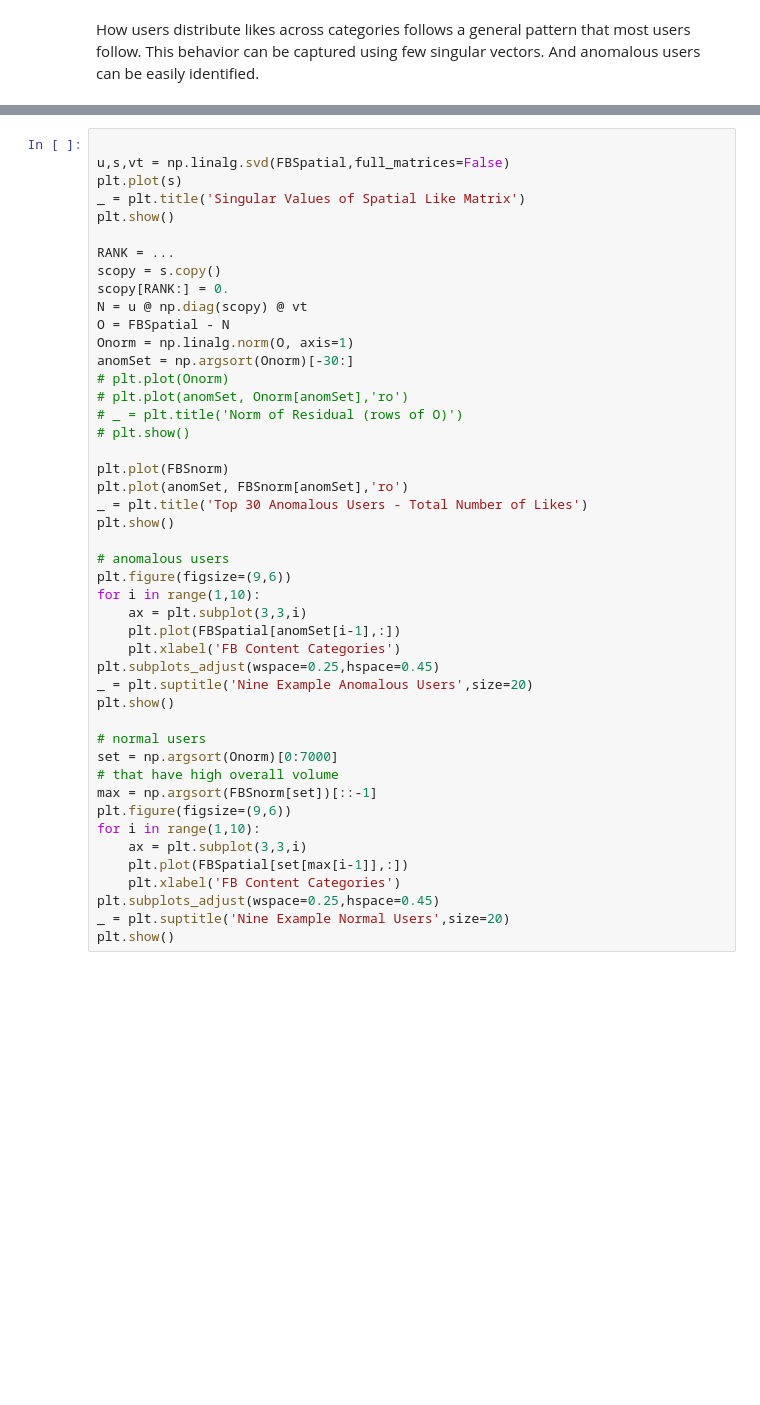
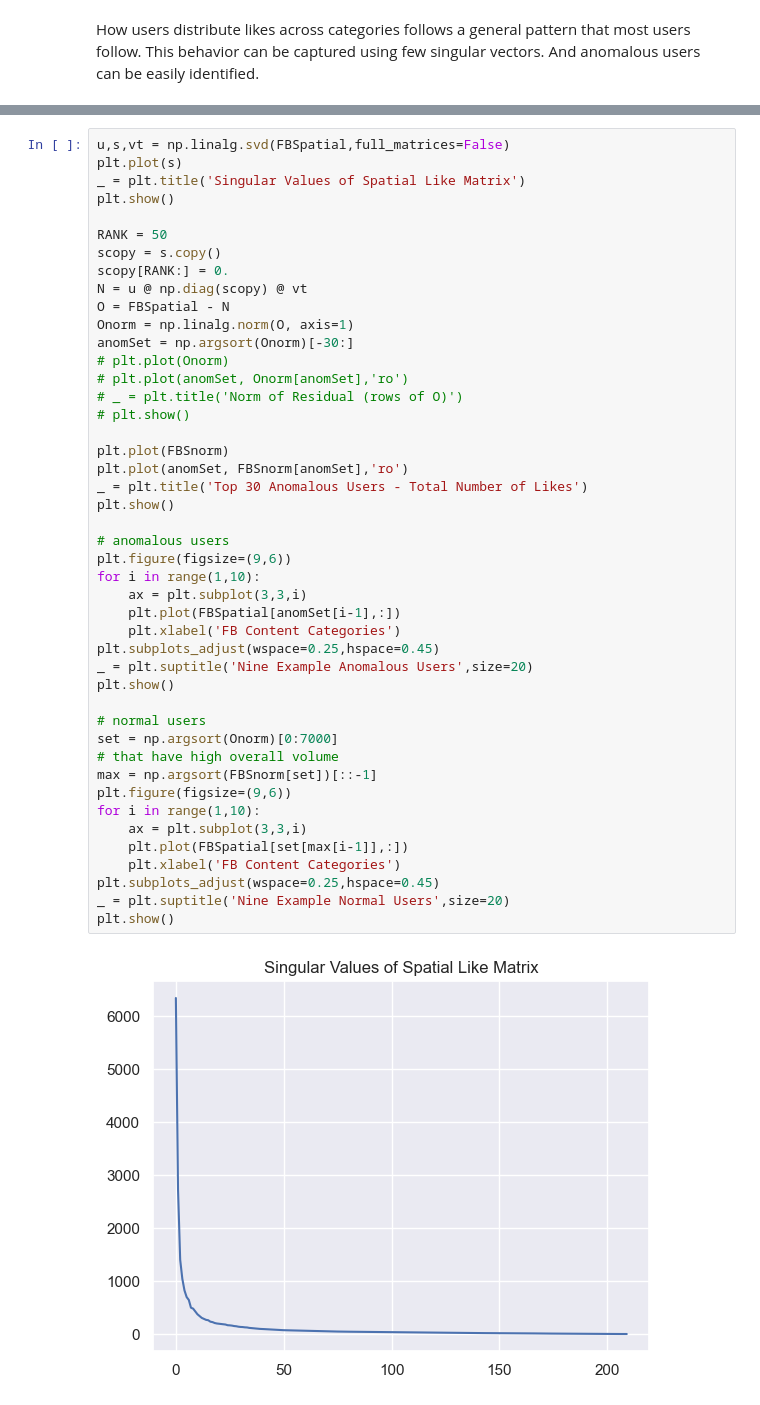
Before and after one commit to ivannadels/CS506_Worksheets, a Jupyter notebook: worksheet_10/worksheet_10.ipynb, the cells around one changed output, grey strips where cells are left out. Saved outputs shown, nothing was run; the diff lists cells and outputs as text; blank space fills up the shorter version.

```diff
--- a/worksheet_10/worksheet_10.ipynb
+++ b/worksheet_10/worksheet_10.ipynb
@@ -262,11 +278,10 @@ How users distribute likes across categories follows a general pattern that most
 # %%
-
 u,s,vt = np.linalg.svd(FBSpatial,full_matrices=False)
 plt.plot(s)
 _ = plt.title('Singular Values of Spatial Like Matrix')
 plt.show()
 
-RANK = ...
+RANK = 50
 scopy = s.copy()
 scopy[RANK:] = 0.
 N = u @ np.diag(scopy) @ vt
@@ -278,30 +293,32 @@ anomSet = np.argsort(Onorm)[-30:]
 # _ = plt.title('Norm of Residual (rows of O)')
 # plt.show()
 
 plt.plot(FBSnorm)
 plt.plot(anomSet, FBSnorm[anomSet],'ro')
 _ = plt.title('Top 30 Anomalous Users - Total Number of Likes')
 plt.show()
 
 # anomalous users
 plt.figure(figsize=(9,6))
 for i in range(1,10):
     ax = plt.subplot(3,3,i)
     plt.plot(FBSpatial[anomSet[i-1],:])
     plt.xlabel('FB Content Categories')
 plt.subplots_adjust(wspace=0.25,hspace=0.45)
 _ = plt.suptitle('Nine Example Anomalous Users',size=20)
 plt.show()
 
 # normal users
 set = np.argsort(Onorm)[0:7000]
 # that have high overall volume
 max = np.argsort(FBSnorm[set])[::-1]
 plt.figure(figsize=(9,6))
 for i in range(1,10):
     ax = plt.subplot(3,3,i)
     plt.plot(FBSpatial[set[max[i-1]],:])
     plt.xlabel('FB Content Categories')
 plt.subplots_adjust(wspace=0.25,hspace=0.45)
 _ = plt.suptitle('Nine Example Normal Users',size=20)
 plt.show()
+# %% [output]
+[figure, added]
```
Also changed, not shown: parts of 15 cells of this notebook.
